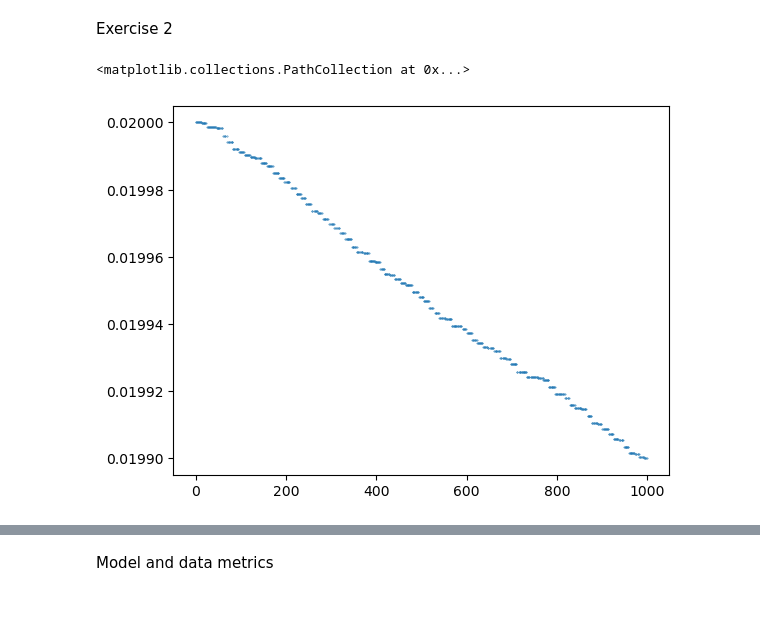
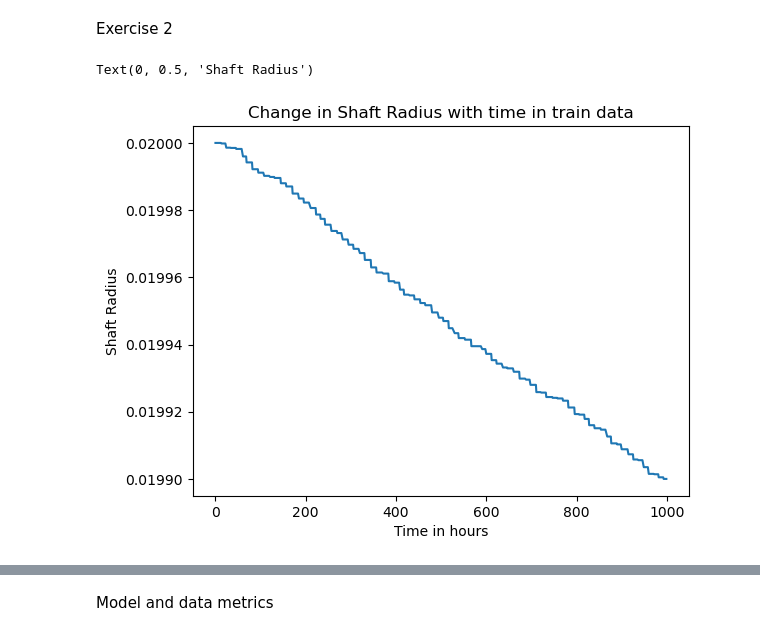
Before and after one commit to KonstantinTheHandsome/DS-Final-Ass, a Jupyter notebook: train/00functions.ipynb, the cells around one changed output, grey strips where cells are left out. Drawn from its saved outputs; the diff is of its cells as text; code cells hidden in the pictures; blank space fills up the shorter version.

```diff
--- a/train/00functions.ipynb
+++ b/train/00functions.ipynb
@@ -130,12 +130,16 @@ df_bearing_1.to_csv('bearing_1_prediction_data.csv')
 df_bearing_4.to_csv('bearing_4_prediction_data.csv')
 # %% [markdown]
 Exercise 2
-# %%
-data=pd.read_csv('shaft_radius.csv')
-time=data['measurement_index']
-train_y,test_y,train_x,test_x=train_test_split(data['shaft_radius'],time,random_state=42,train_size=0.8)
-plt.scatter(train_x,train_y,s=0.1)
-# %% [output]
-<matplotlib.collections.PathCollection at 0x...>
-[figure, removed]
+# %%
+data=pd.read_csv('shaft_radius.csv')
+time=data[['measurement_index']]
+X_train, X_test, y_train, y_test=train_test_split(time,data['shaft_radius'],random_state=42,train_size=0.8)
+X_train, X_test, y_train, y_test=X_train.sort_index(), X_test.sort_index(), y_train.sort_index(), y_test.sort_index()
+plt.plot(X_train,y_train)
+plt.title('Change in Shaft Radius with time in train data')
+plt.xlabel('Time in hours')
+plt.ylabel('Shaft Radius')
+# %% [output]
+Text(0, 0.5, 'Shaft Radius')
+[figure, added]
 # %%
```
Also changed, not shown: parts of 6 cells of this notebook, 1 other file.
